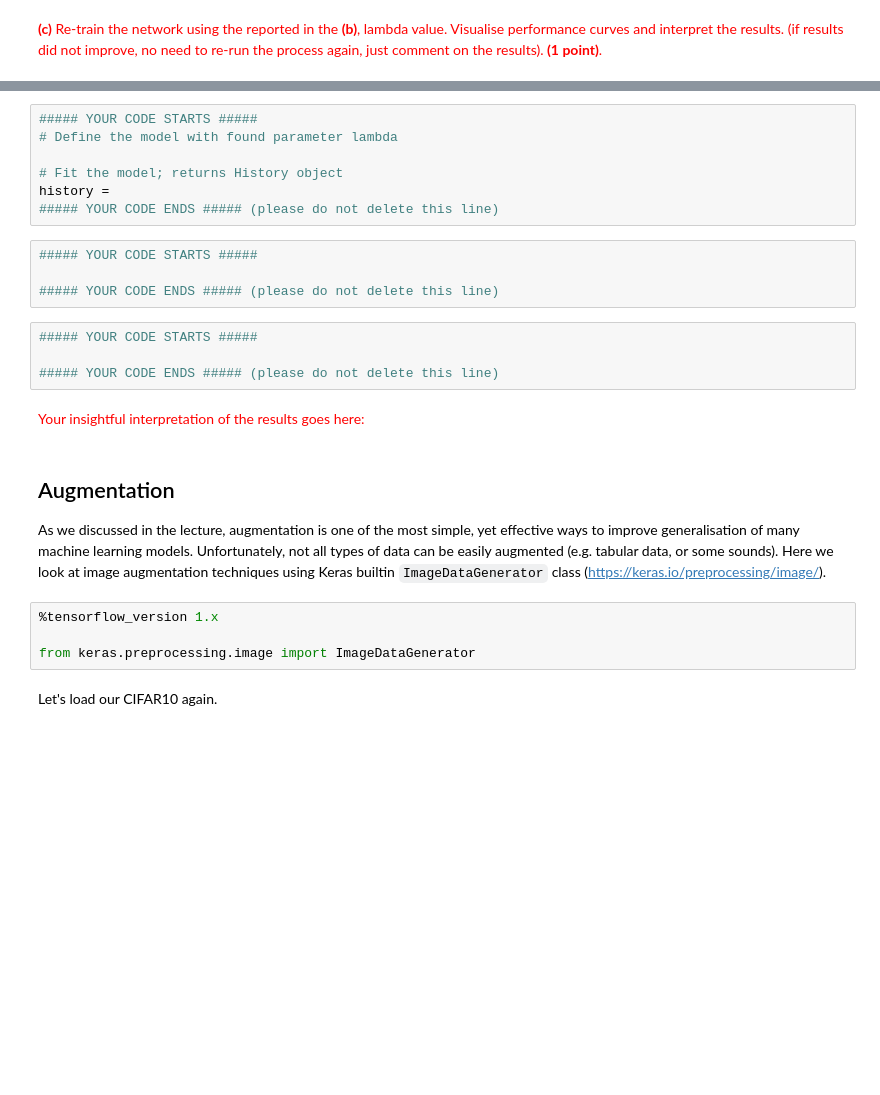
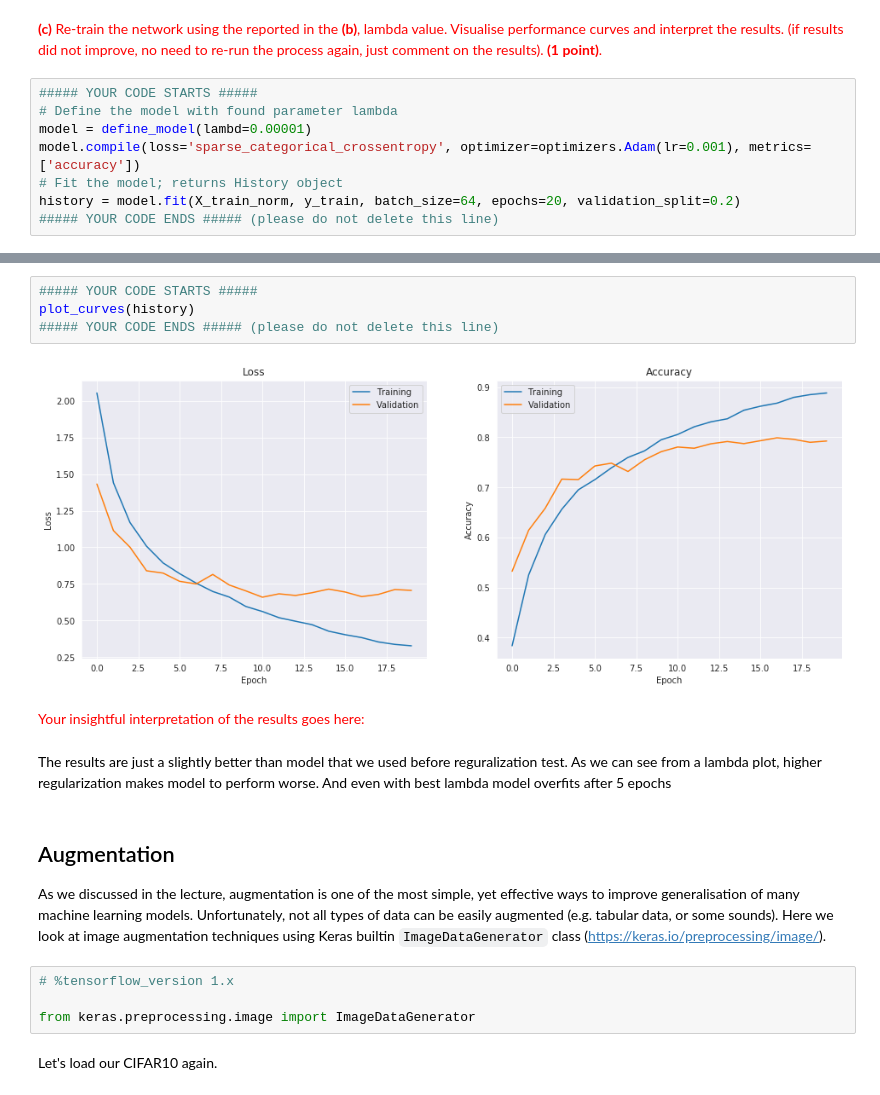
Before and after one commit to ikachko/UCU, a Jupyter notebook: II/UCU_Machine_Learning/Illia_Kachko_Practice4.ipynb, the cells around one changed output, grey strips where cells are left out. Saved outputs shown, nothing was run; the diff lists cells and outputs as text; blank space fills up the shorter version.

```diff
--- a/II/UCU_Machine_Learning/Illia_Kachko_Practice4.ipynb
+++ b/II/UCU_Machine_Learning/Illia_Kachko_Practice4.ipynb
@@ -820,2 +889,10 @@ plt.show()
 # %% [markdown]
 <font color='red'> **(c)** Re-train the network using the reported in the **(b)**, lambda value. Visualise performance curves and interpret the results. (if results did not improve, no need to re-run the process again, just comment on the results). **(1 point)**. </font>
+# %%
+##### YOUR CODE STARTS #####
+# Define the model with found parameter lambda
+model = define_model(lambd=0.00001)
+model.compile(loss='sparse_categorical_crossentropy', optimizer=optimizers.Adam(lr=0.001), metrics=['accuracy'])
+# Fit the model; returns History object
+history = model.fit(X_train_norm, y_train, batch_size=64, epochs=20, validation_split=0.2)
+##### YOUR CODE ENDS ##### (please do not delete this line)
@@ -822,26 +917,19 @@ plt.show()
 # %%
 ##### YOUR CODE STARTS #####
-# Define the model with found parameter lambda
-
-# Fit the model; returns History object
-history =
+plot_curves(history)
 ##### YOUR CODE ENDS ##### (please do not delete this line)
+# %% [output]
+[figure, added]
-# %%
-##### YOUR CODE STARTS #####
-
-##### YOUR CODE ENDS ##### (please do not delete this line)
-# %%
-##### YOUR CODE STARTS #####
-
-##### YOUR CODE ENDS ##### (please do not delete this line)
 # %% [markdown]
 <font color='red'> Your insightful interpretation of the results goes here: </font>
+# %% [markdown]
+The results are just a slightly better than model that we used before reguralization test. As we can see from a lambda plot, higher regularization makes model to perform worse. And even with best lambda model overfits after 5 epochs
 # %% [markdown]
 ## Augmentation
 
 As we discussed in the lecture, augmentation is one of the most simple, yet effective ways to improve generalisation of many machine learning models. Unfortunately, not all types of data can be easily augmented (e.g. tabular data, or some sounds). Here we look at image augmentation techniques using Keras builtin `ImageDataGenerator` class (https://keras.io/preprocessing/image/).
 # %%
-%tensorflow_version 1.x
+# %tensorflow_version 1.x
 
 from keras.preprocessing.image import ImageDataGenerator
 # %% [markdown]
```
Also changed, not shown: parts of 50 cells of this notebook.
